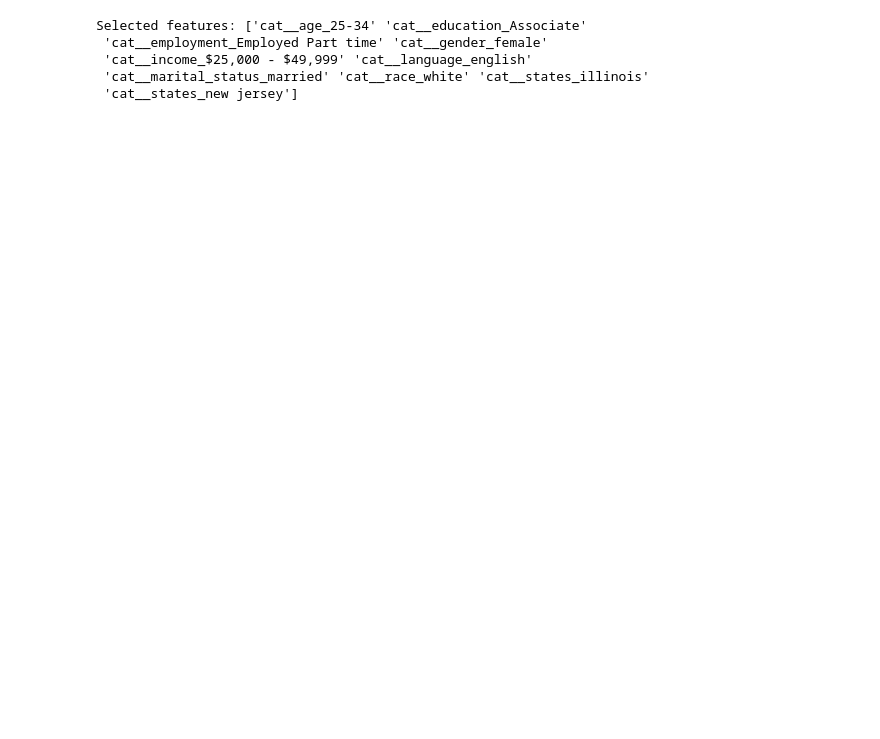
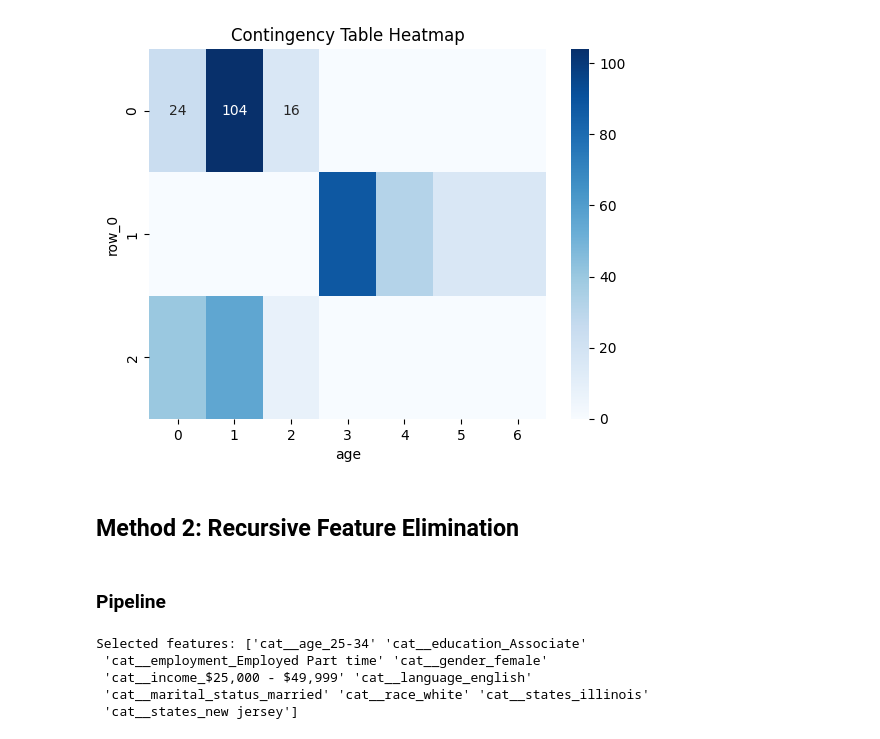
Before and after one commit to esoto15/research-summer-2024, a Jupyter notebook: feature-selection.ipynb, the cells around one changed output. Drawn from its saved outputs; the diff is of its cells as text; code cells hidden in the pictures; blank space fills up the shorter version.

```diff
--- a/feature-selection.ipynb
+++ b/feature-selection.ipynb
@@ -34,0 +30,3 @@ from sklearn.pipeline import Pipeline
+# %%
+X = melted_data.drop('tone', axis=1)
+y = melted_data['tone']
@@ -34,0 +46,2 @@ from sklearn.pipeline import Pipeline
+# %%
+y = LabelEncoder().fit_transform(y)
@@ -34,0 +86,19 @@ from sklearn.pipeline import Pipeline
+# %%
+from sklearn.feature_selection import chi2
+
+# Apply Chi-Square test
+chi2_values, p_values = chi2(X, y)
+
+# Create a DataFrame to view results
+results = pd.DataFrame({
+    'Feature': X.columns,
+    'Chi2-Value': chi2_values,
+    'P-Value': p_values
+})
+
+# Display results
+print(results)
+
+# Select features with significant p-values
+significant_features = results[results['P-Value'] < 0.05]
+print()
@@ -34,0 +140,9 @@ from sklearn.pipeline import Pipeline
+# %%
+from sklearn.cluster import KMeans
+
+# Use the significant features for clustering
+X_significant = X[significant_features['Feature']]
+
+# Apply clustering algorithm
+kmeans = KMeans(n_clusters=3, n_init=10)
+clusters = kmeans.fit_predict(X_significant)
@@ -35,3 +178,20 @@ from sklearn.pipeline import Pipeline
+# %%
+import seaborn as sns
+import matplotlib.pyplot as plt
+
+# Create a contingency table
+contingency_table = pd.crosstab(clusters, X['age'])
+
+# Visualize the contingency table
+sns.heatmap(contingency_table, annot=True, fmt='d', cmap='Blues')
+plt.title('Contingency Table Heatmap')
+plt.show()
+# %% [output]
+[figure, added]
+# %% [markdown]
+## Method 2: Recursive Feature Elimination
+# %% [markdown]
+### Pipeline
 # %%
 categorical_features = X.select_dtypes(include=['object']).columns
 # %%
```
Also changed, not shown: parts of 22 cells of this notebook, 1 other file.
